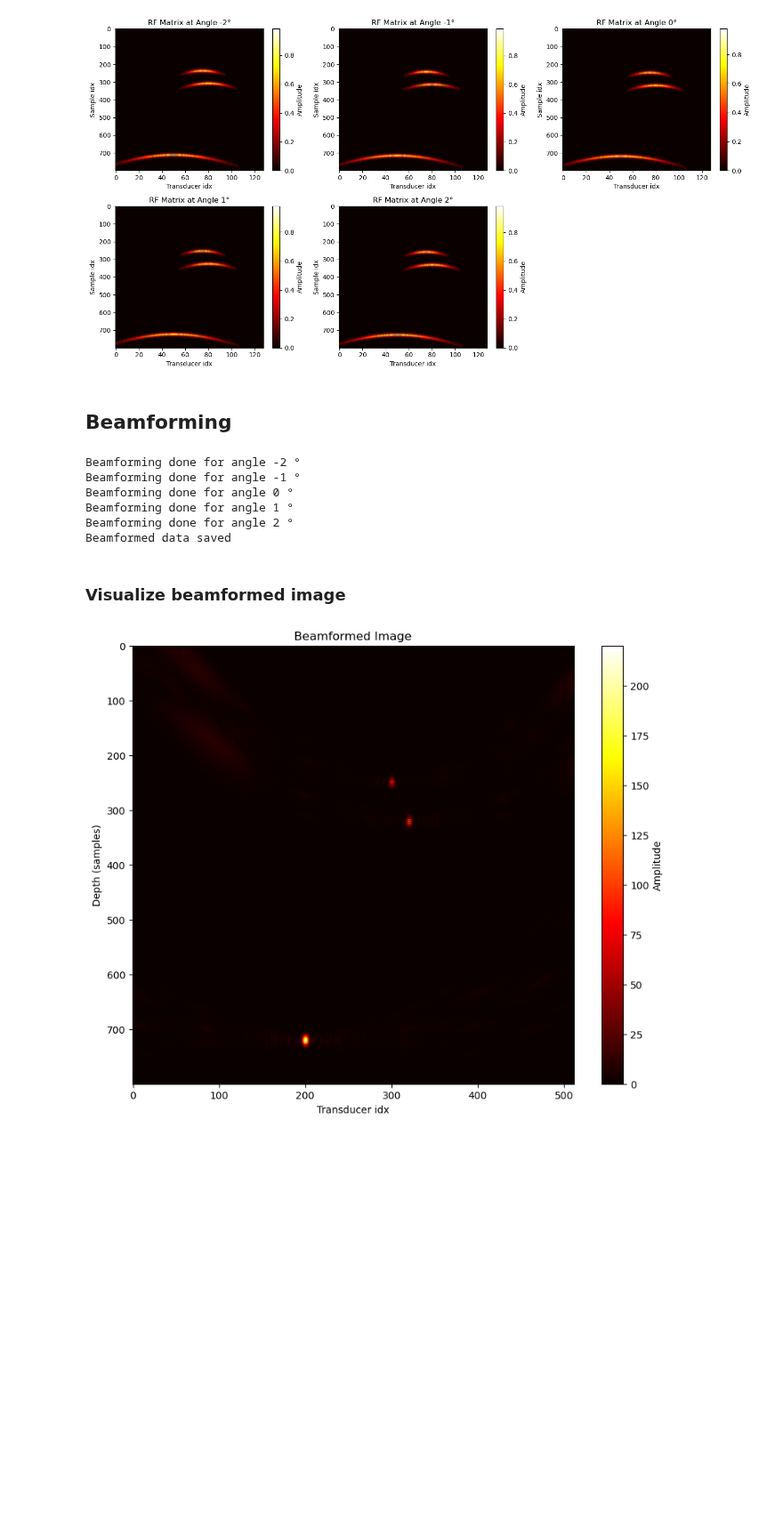
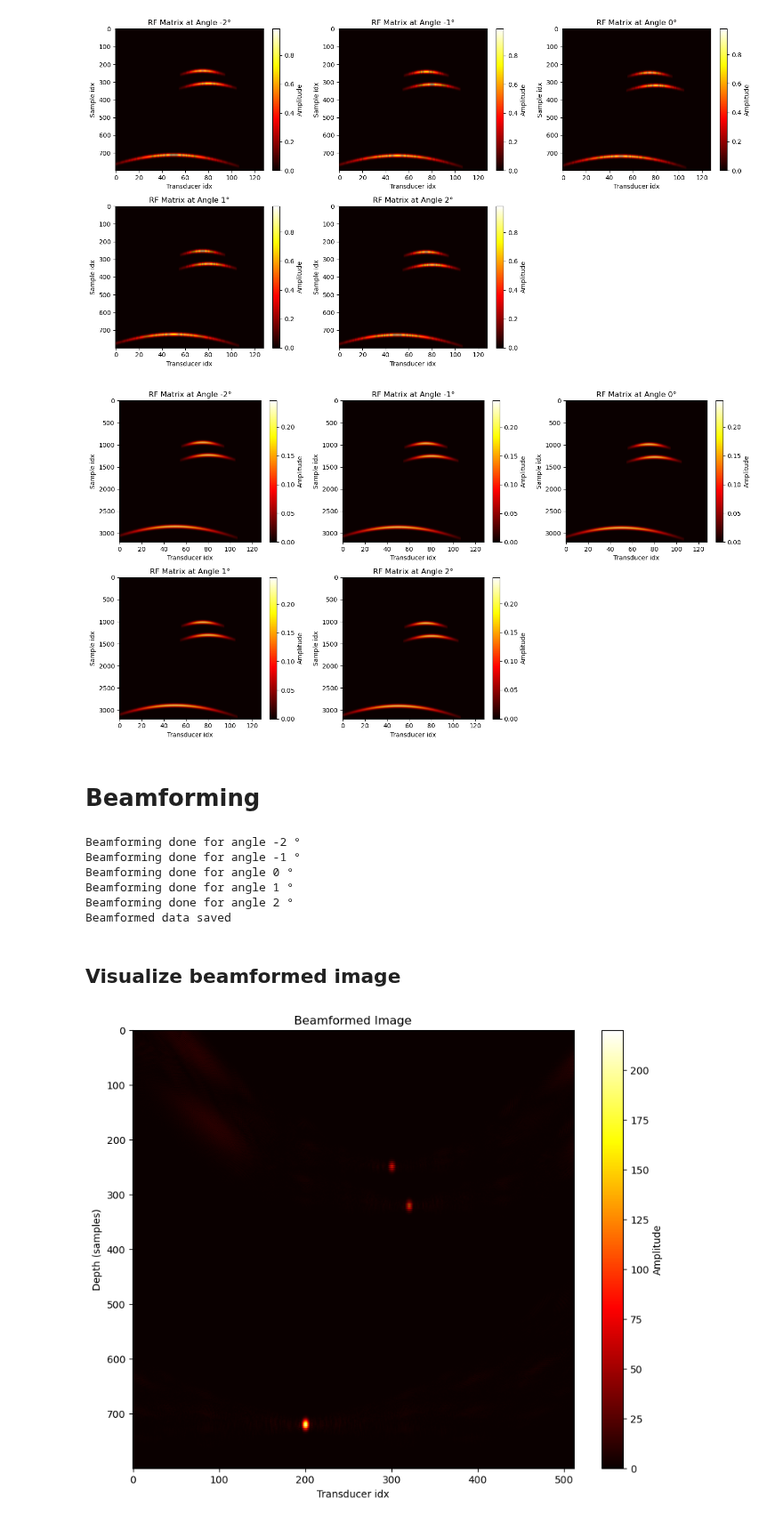
Before and after one commit to MatthieuVAUTRIN/superresolution, a Jupyter notebook: 001_das_bf_pwc_interp.ipynb, the cells around one changed output. Shown at 89% size. Saved outputs shown, nothing was run; the diff lists cells and outputs as text; code cells hidden in the pictures; blank space fills up the shorter version.

```diff
--- a/001_das_bf_pwc.ipynb
+++ b/001_das_bf_pwc_interp.ipynb
@@ -104,0 +137,14 @@ plt.show()
+# %%
+def get_filtered_matrices(zero_stuffed_rf_matrices_summed, frequency, sampling_frequency):
+    filtered_rf_matrices_summed = np.zeros((zero_stuffed_rf_matrices_summed.shape[0], zero_stuffed_rf_matrices_summed.shape[1], zero_stuffed_rf_matrices_summed.shape[2]))
+
+    new_samples = zero_stuffed_rf_matrices_summed.shape[0]
+    cutoff_freq = 0.50 * frequency #use Nyquist frequency as cutoff frequency
+
+    filtering_function = signal.firwin(new_samples, cutoff_freq, fs=sampling_frequency)
+
+    for i in range(0, zero_stuffed_rf_matrices_summed.shape[2]): #for each angle
+        for j in range(0, zero_stuffed_rf_matrices_summed.shape[1]): #for each transducer
+            filtered_rf_matrices_summed[:,j,i] = np.convolve(zero_stuffed_rf_matrices_summed[:,j,i], filtering_function, mode='same')
+
+    return filtered_rf_matrices_summed
@@ -147,8 +195,10 @@ def is_in_transducer_range(current_object : Objects, current_transducer, pitch):
     else:
         return np.cos(np.abs(current_object.position - current_transducer * pitch) / current_object.effective_array_length) ** 18
 # %%
-def get_rf_matrices(objects : Objects, frequency, time, array_length, pitch, gaussian_std, samples, angles = [0], destination="./data/csv/rf_data/"):
+def get_rf_matrices(objects : Objects, frequency, time, array_length, pitch, gaussian_std, samples, upsampled_samples, interpolation_factor, sampling_rate, angles = [0], destination="./data/csv/rf_data/"):
     rf_matrices_summed = np.zeros((samples, array_length, len(angles)))
+    rf_matrices_upsampled_summed = np.zeros((upsampled_samples, array_length, len(angles)))
+
     for i in range(0, len(angles)):
         for j in range(0, len(objects)):
             for k in range(array_length):
@@ -159,10 +209,31 @@ def get_rf_matrices(objects : Objects, frequency, time, array_length, pitch, gau
 
     for i, reflector in enumerate(objects):
         np.save(f"{destination}rf_matrix_object{i+1}", reflector.rf_matrix)
+
+        temp_zero_stuffed = zero_stuffing(reflector.rf_matrix, interpolation_factor, upsampled_samples)
+        temp_upsampled = get_filtered_matrices(temp_zero_stuffed, frequency, sampling_rate)
+
+        objects[i].rf_matrix_upsampled = temp_upsampled
+        rf_matrices_upsampled_summed += temp_upsampled
+
+        np.save(f"{destination}rf_matrix_upsampled_object{i+1}", temp_upsampled)
+
+    np.save(f"{destination}rf_matrix_upsampled_summed", rf_matrices_upsampled_summed)
     np.save(f"{destination}rf_matrix_summed", rf_matrices_summed)
-    return rf_matrices_summed
+    return rf_matrices_summed, rf_matrices_upsampled_summed
 # %%
-rf_matrices_summed = get_rf_matrices(objects, params['wave']['frequency'], time, params['array']['length'], params["array"]["pitch"], gaussian_std, params["simulation"]["samples"], params["wave"]["angles"])
+rf_matrices_summed, rf_matrices_upsampled_summed = get_rf_matrices(objects,
+                                                                    params['wave']['frequency'],
+                                                                    time,
+                                                                    params['array']['length'],
+                                                                    params["array"]["pitch"],
+                                                                    gaussian_std,
+                                                                    params["simulation"]["samples"],
+                                                                    params["simulation"]["upsampled_samples"],
+                                                                    params["simulation"]["interpolation_factor"],
+                                                                    params["wave"]["sampling_rate"],
+                                                                    params["wave"]["angles"]
+                                                                    )
 # %% [markdown]
 ## Showing wave results
 # %%
@@ -200,8 +271,12 @@ def plot_rf_matrices_heatmaps(rf_matrices_summed, angles = [0]):
 plot_rf_matrices_heatmaps(rf_matrices_summed, params["wave"]["angles"])
 # %% [output]
 [figure]
+# %%
+plot_rf_matrices_heatmaps(rf_matrices_upsampled_summed, params["wave"]["angles"])
+# %% [output]
+[figure, added]
 # %% [markdown]
-## Beamforming
+# Beamforming
 # %%
 def save_beamformed_data(bf_matrix, filename, destination="./data/csv/beamformed/"):
     np.save(f"{destination}{filename}", bf_matrix)
@@ -245,7 +332,7 @@ Beamforming done for angle 1 °
 Beamforming done for angle 2 °
 Beamformed data saved
 # %% [markdown]
-### Visualize beamformed image
+## Visualize beamformed image
 # %%
 if run_beamforming:
     plt.figure(figsize=(10, 8))
```
Also changed, not shown: parts of 13 cells of this notebook, 2 other files.
